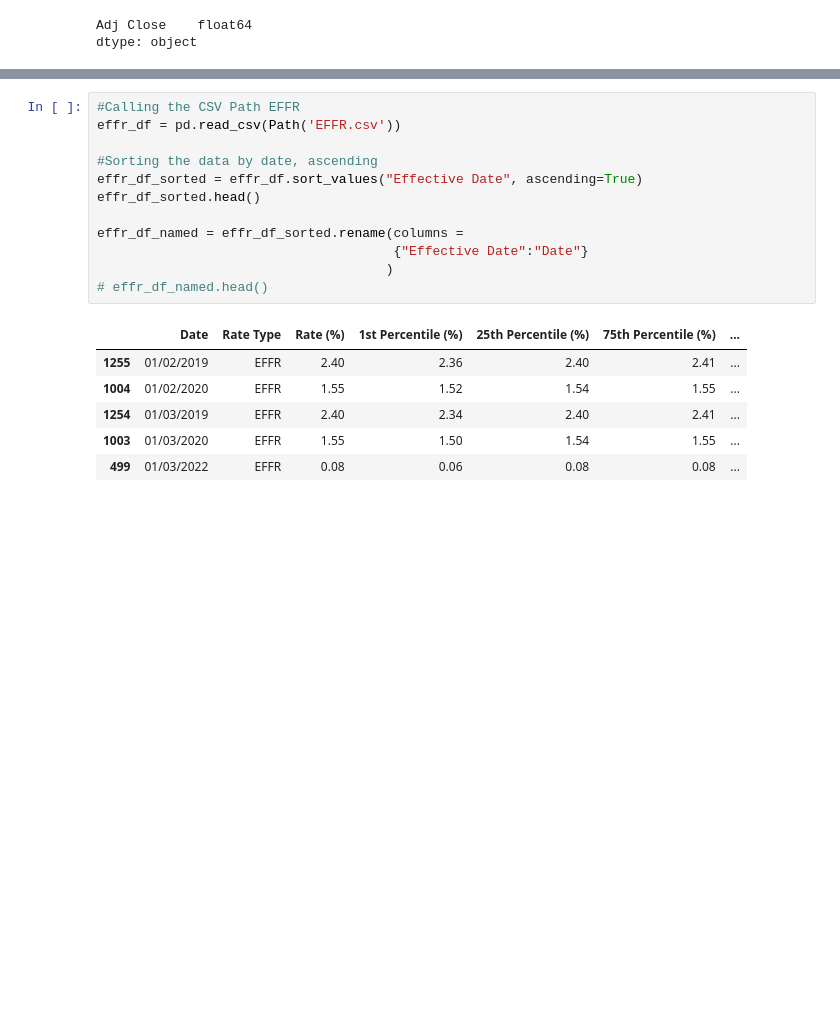
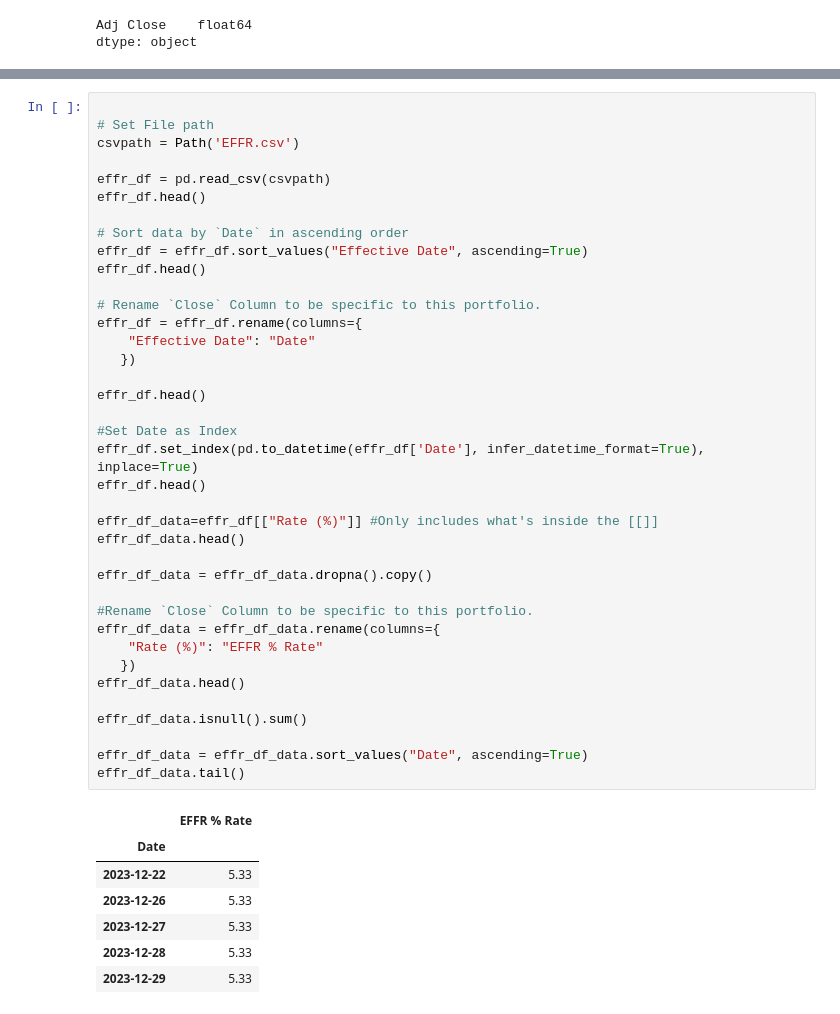
Before and after one commit to ravic4/project_1, a Jupyter notebook: master_notebook_it1.ipynb, the cells around one changed output, grey strips where cells are left out. Saved outputs shown, nothing was run; the diff lists cells and outputs as text; blank space fills up the shorter version.

```diff
--- a/master_notebook_it1.ipynb
+++ b/master_notebook_it1.ipynb
@@ -228,20 +271,47 @@ NameError: name 'daily_returns_fgrtx' is not defined
 # %%
-#Calling the CSV Path EFFR
-effr_df = pd.read_csv(Path('EFFR.csv'))
 
-#Sorting the data by date, ascending
-effr_df_sorted = effr_df.sort_values("Effective Date", ascending=True)
-effr_df_sorted.head()
+# Set File path
+csvpath = Path('EFFR.csv')
 
-effr_df_named = effr_df_sorted.rename(columns =
-                                      {"Effective Date":"Date"}
-                                     )
-# effr_df_named.head()
+effr_df = pd.read_csv(csvpath)
+effr_df.head()
+
+# Sort data by `Date` in ascending order
+effr_df = effr_df.sort_values("Effective Date", ascending=True)
+effr_df.head()
+
+# Rename `Close` Column to be specific to this portfolio.
+effr_df = effr_df.rename(columns={
+    "Effective Date": "Date"
+   })
+
+effr_df.head()
+
+#Set Date as Index
+effr_df.set_index(pd.to_datetime(effr_df['Date'], infer_datetime_format=True), inplace=True)
+effr_df.head()
+
+effr_df_data=effr_df[["Rate (%)"]] #Only includes what's inside the [[]]
+effr_df_data.head()
+
+effr_df_data = effr_df_data.dropna().copy()
+
+#Rename `Close` Column to be specific to this portfolio.
+effr_df_data = effr_df_data.rename(columns={
+    "Rate (%)": "EFFR % Rate"
+   })
+effr_df_data.head()
+
+effr_df_data.isnull().sum()
+
+effr_df_data = effr_df_data.sort_values("Date", ascending=True)
+effr_df_data.tail()
 # %% [output]
-|  | Date | Rate Type | Rate (%) | 1st Percentile (%) | 25th Percentile (%) | 75th Percentile (%) | ... |
-| 1255 | 01/02/2019 | EFFR | 2.40 | 2.36 | 2.40 | 2.41 | ... |
-| 1004 | 01/02/2020 | EFFR | 1.55 | 1.52 | 1.54 | 1.55 | ... |
-| 1254 | 01/03/2019 | EFFR | 2.40 | 2.34 | 2.40 | 2.41 | ... |
-| 1003 | 01/03/2020 | EFFR | 1.55 | 1.50 | 1.54 | 1.55 | ... |
-| 499 | 01/03/2022 | EFFR | 0.08 | 0.06 | 0.08 | 0.08 | ... |
+|  | EFFR % Rate |
+| Date |  |
+| 2023-12-22 | 5.33 |
+| 2023-12-26 | 5.33 |
+| 2023-12-27 | 5.33 |
+| 2023-12-28 | 5.33 |
+| 2023-12-29 | 5.33 |
 # %%
```
Also changed, not shown: parts of 11 cells of this notebook, 1 other file.
